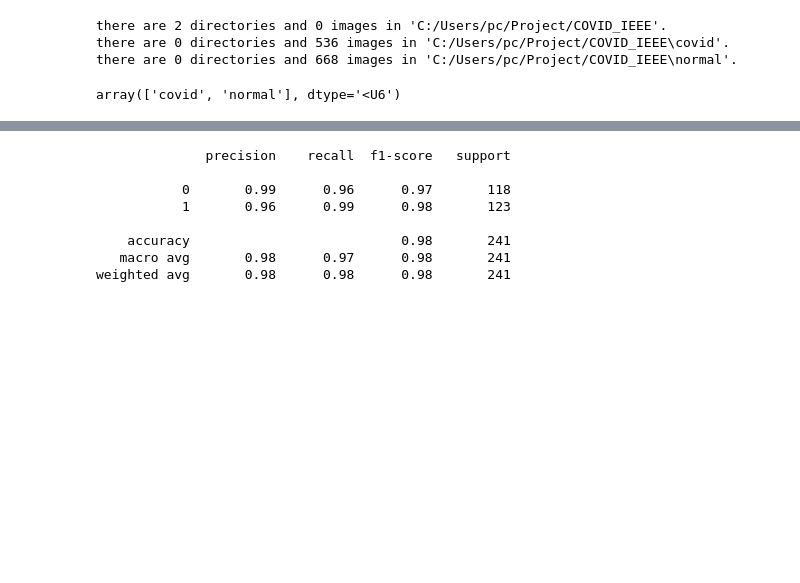
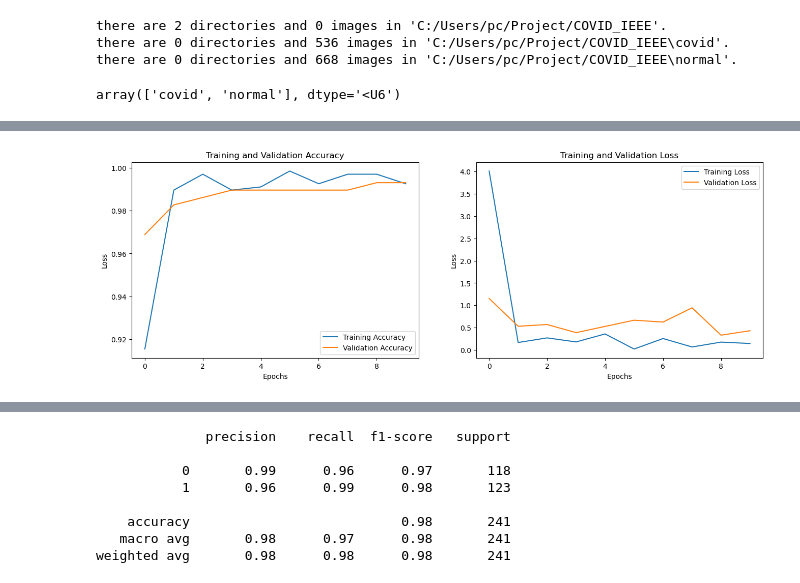
Before and after one commit to Foysal-hosen/Covid-detection-using-MobileNet1, a Jupyter notebook: Untitled.ipynb, the cells around one changed output, grey strips where cells are left out. Saved outputs shown, nothing was run; the diff lists cells and outputs as text; code cells hidden in the pictures; blank space fills up the shorter version.

```diff
--- a/Untitled.ipynb
+++ b/Untitled.ipynb
@@ -111,0 +86,5 @@ mobile_net_model = Dropout(.5)(mobile_net_model)
+# %%
+base_model = tf.keras.applications.MobileNetV2(input_shape=[224,224,3], weights = "imagenet", include_top=False)
+
+for layer in base_model.layers:
+  layer.trainable =False
@@ -112,4 +94,12 @@ mobile_net_model = Dropout(.5)(mobile_net_model)
+# %%
+mobile_netV2_model = Flatten()(base_model.output)
+
+mobile_netV2_model = Dense(units=1024, activation="relu")(mobile_netV2_model)
+mobile_netV2_model = Dense(units=512, activation="relu")(mobile_netV2_model)
+mobile_netV2_model = Dense(units=256, activation="relu")(mobile_netV2_model)
+
+prediction_layer = Dense(units=2, activation="softmax")(mobile_netV2_model)
 # %%
-mobile_net_model = Model(inputs = base_model.input, outputs = prediction_layer)
-mobile_net_model.compile(optimizer='adam',loss='categorical_crossentropy',metrics=['accuracy'])
+mobile_netV2_model = Model(inputs = base_model.input, outputs = prediction_layer)
+mobile_netV2_model.compile(optimizer='adam',loss='categorical_crossentropy',metrics=['accuracy'])
 # %%
@@ -135,4 +125,4 @@ _________________________________________________________________
 # %%
-history=mobile_net_model.fit(X_train, y_train, validation_split=0.3, epochs=10, batch_size=32)
+history=mobile_netV2_model.fit(X_train, y_train, validation_split=0.3, epochs=10, batch_size=32)
 # %% [output]
 Epoch 1/10
@@ -166,6 +156,26 @@ val_acc = history.history['val_accuracy']
 
 loss = history.history['loss']
 val_loss = history.history['val_loss']
+# %%
+plt.figure(figsize=(16,5))
+plt.subplot(1, 2, 1)
+plt.plot(range(epochs), acc, label='Training Accuracy')
+plt.plot(range(epochs), val_acc, label='Validation Accuracy')
+plt.legend(loc='lower right')
+plt.ylabel('Loss')
+plt.xlabel('Epochs')
+plt.title('Training and Validation Accuracy')
+
+plt.subplot(1, 2, 2)
+plt.plot(range(epochs), loss, label='Training Loss')
+plt.plot(range(epochs), val_loss, label='Validation Loss')
+plt.legend(loc='upper right')
+plt.ylabel('Loss')
+plt.xlabel('Epochs')
+plt.title('Training and Validation Loss')
+plt.show()
+# %% [output]
+[figure, added]
 # %%
 y_pred=mobile_net_model.predict(X_test)
 # %% [output]
```
Also changed, not shown: parts of 10 cells of this notebook.
